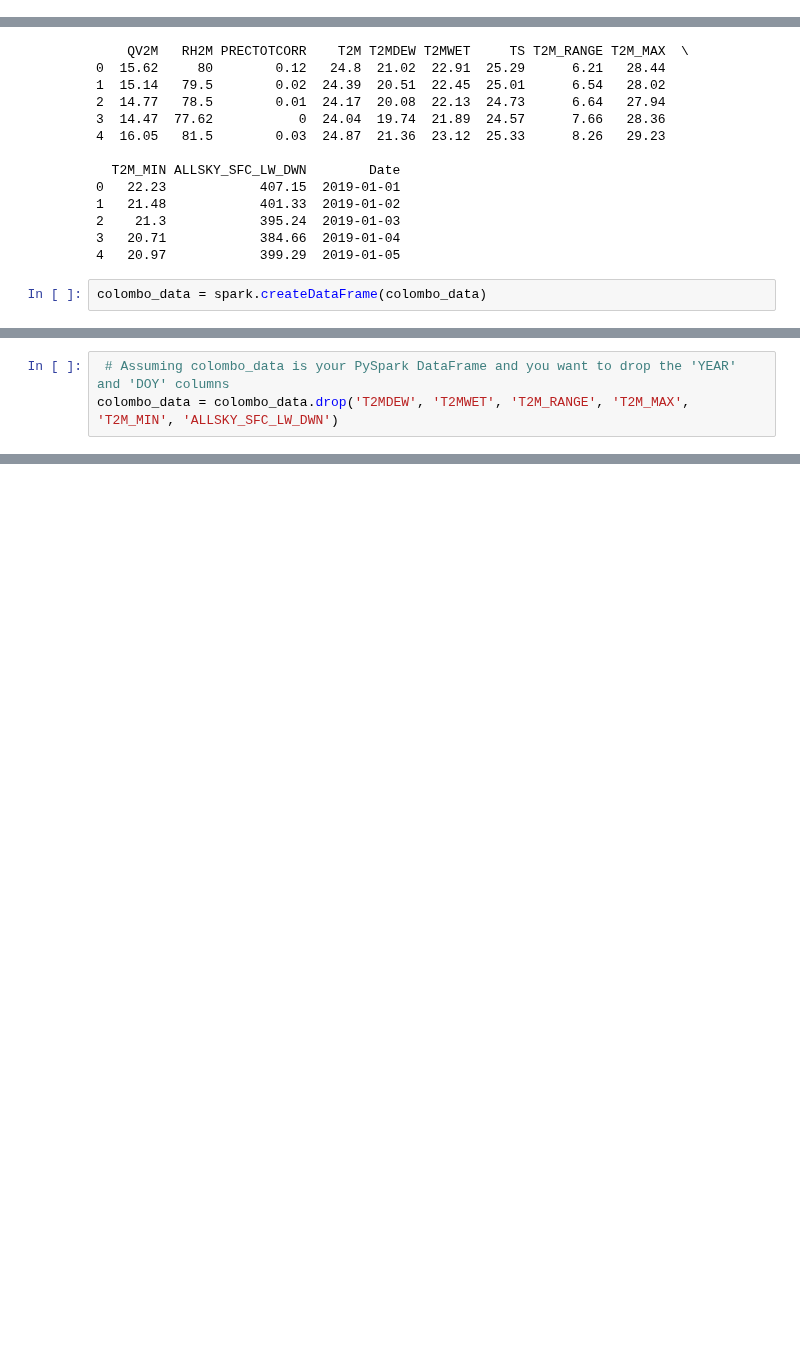
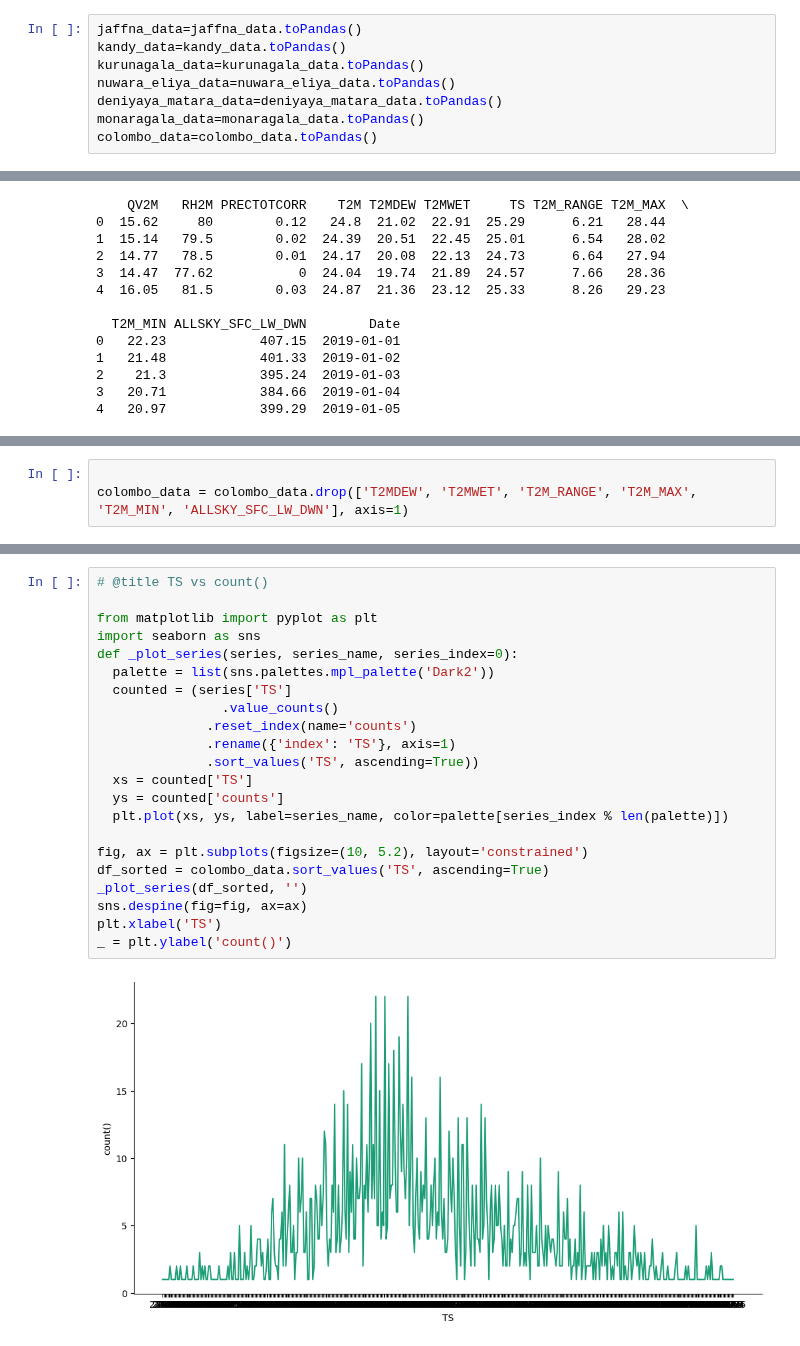
Before and after one commit to Esandu-Meth-Obadaarachchi/HCHO-level-Time-series-forecasting, a Jupyter notebook: DE_2_NASA_DATASET.ipynb, the cells around one changed output, grey strips where cells are left out. Saved outputs shown, nothing was run; the diff lists cells and outputs as text; blank space fills up the shorter version.

Commit message:
joined perfectly using pandas as pyspark gave error , all done

```diff
--- a/DE_2_NASA_DATASET.ipynb
+++ b/DE_2_NASA_DATASET.ipynb
@@ -118,3 +118,11 @@ kurunagala_data = spark.read.csv("/content/drive/MyDrive/data engineering CW/kur
 nuwara_eliya_data = spark.read.csv("/content/drive/MyDrive/data engineering CW/nuwara_eliya_data.csv",header = True)
 deniyaya_matara_data = spark.read.csv("/content/drive/MyDrive/data engineering CW/matara_data.csv",header = True)
 monaragala_data = spark.read.csv("/content/drive/MyDrive/data engineering CW/monaragala_data.csv",header = True)
+# %%
+jaffna_data=jaffna_data.toPandas()
+kandy_data=kandy_data.toPandas()
+kurunagala_data=kurunagala_data.toPandas()
+nuwara_eliya_data=nuwara_eliya_data.toPandas()
+deniyaya_matara_data=deniyaya_matara_data.toPandas()
+monaragala_data=monaragala_data.toPandas()
+colombo_data=colombo_data.toPandas()
@@ -171,5 +196,3 @@ print(colombo_data.head())
 2    21.3            395.24  2019-01-03
 3   20.71            384.66  2019-01-04
 4   20.97            399.29  2019-01-05
-# %%
-colombo_data = spark.createDataFrame(colombo_data)
@@ -176 +215,4 @@ colombo_data = spark.createDataFrame(colombo_data)
+# %%
+
+colombo_data = colombo_data.drop(['T2MDEW', 'T2MWET', 'T2M_RANGE', 'T2M_MAX', 'T2M_MIN', 'ALLSKY_SFC_LW_DWN'], axis=1)
 # %%
@@ -196,3 +226,0 @@ only showing top 20 rows
-# %%
- # Assuming colombo_data is your PySpark DataFrame and you want to drop the 'YEAR' and 'DOY' columns
-colombo_data = colombo_data.drop('T2MDEW', 'T2MWET', 'T2M_RANGE', 'T2M_MAX', 'T2M_MIN', 'ALLSKY_SFC_LW_DWN')
@@ -219 +227,25 @@ only showing top 20 rows
+# %%
+# @title TS vs count()
+
+from matplotlib import pyplot as plt
+import seaborn as sns
+def _plot_series(series, series_name, series_index=0):
+  palette = list(sns.palettes.mpl_palette('Dark2'))
+  counted = (series['TS']
+                .value_counts()
+              .reset_index(name='counts')
+              .rename({'index': 'TS'}, axis=1)
+              .sort_values('TS', ascending=True))
+  xs = counted['TS']
+  ys = counted['counts']
+  plt.plot(xs, ys, label=series_name, color=palette[series_index % len(palette)])
+
+fig, ax = plt.subplots(figsize=(10, 5.2), layout='constrained')
+df_sorted = colombo_data.sort_values('TS', ascending=True)
+_plot_series(df_sorted, '')
+sns.despine(fig=fig, ax=ax)
+plt.xlabel('TS')
+_ = plt.ylabel('count()')
+# %% [output]
+[figure, added]
 # %%
```
Also changed, not shown: parts of 34 cells of this notebook.
